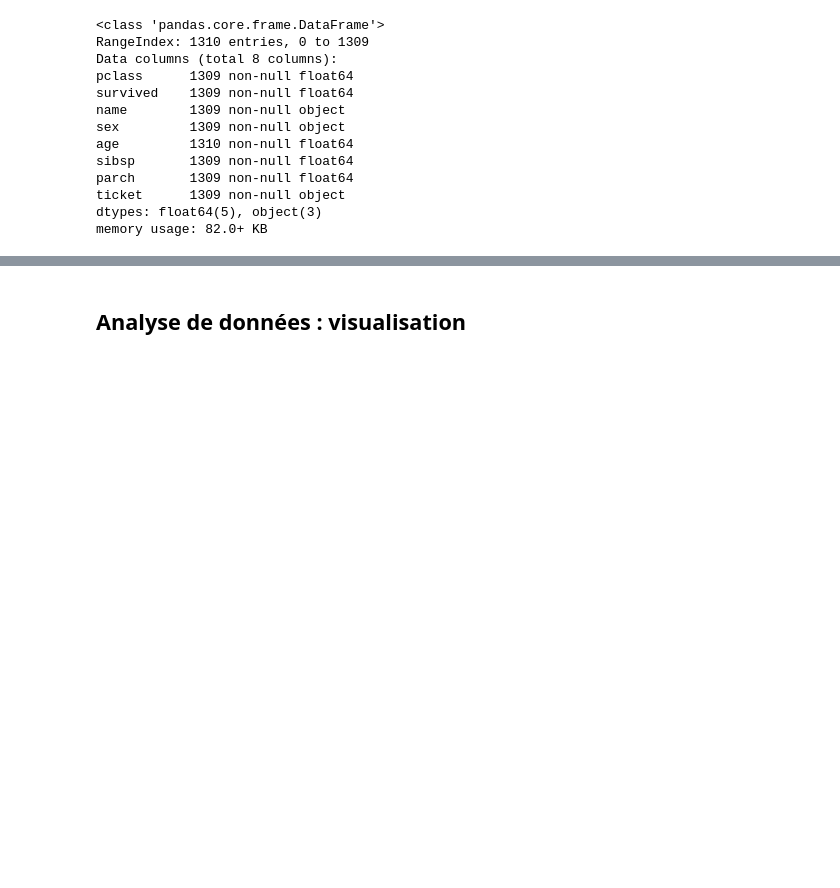
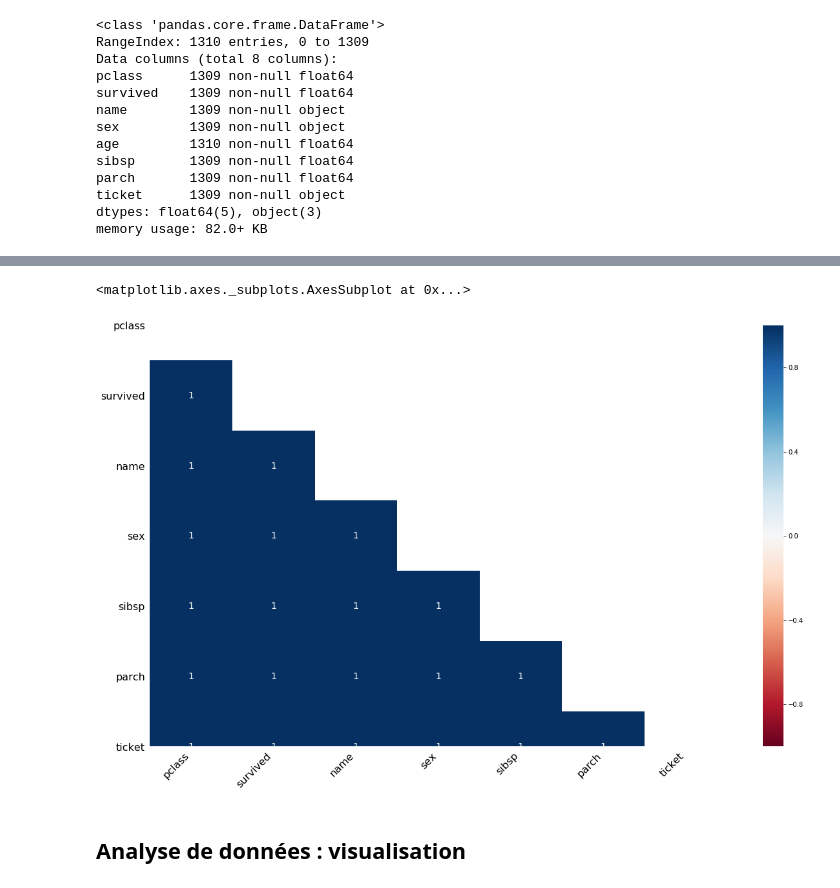
Before and after one commit to DROMZEE/titanic, a Jupyter notebook: Régression_logistique_Titanic.ipynb, the cells around one changed output, grey strips where cells are left out. Drawn from its saved outputs; the diff is of its cells as text; code cells hidden in the pictures; blank space fills up the shorter version.

```diff
--- a/Régression_logistique_Titanic.ipynb
+++ b/Régression_logistique_Titanic.ipynb
@@ -261,3 +306,8 @@ il reste encore une ligne
+# %%
+msno.heatmap(titanic)
+# %% [output]
+<matplotlib.axes._subplots.AxesSubplot at 0x...>
+[figure, added]
 # %% [markdown]
 ## Analyse de données : visualisation
 # %% [markdown]
```
Also changed, not shown: parts of 13 cells of this notebook.
